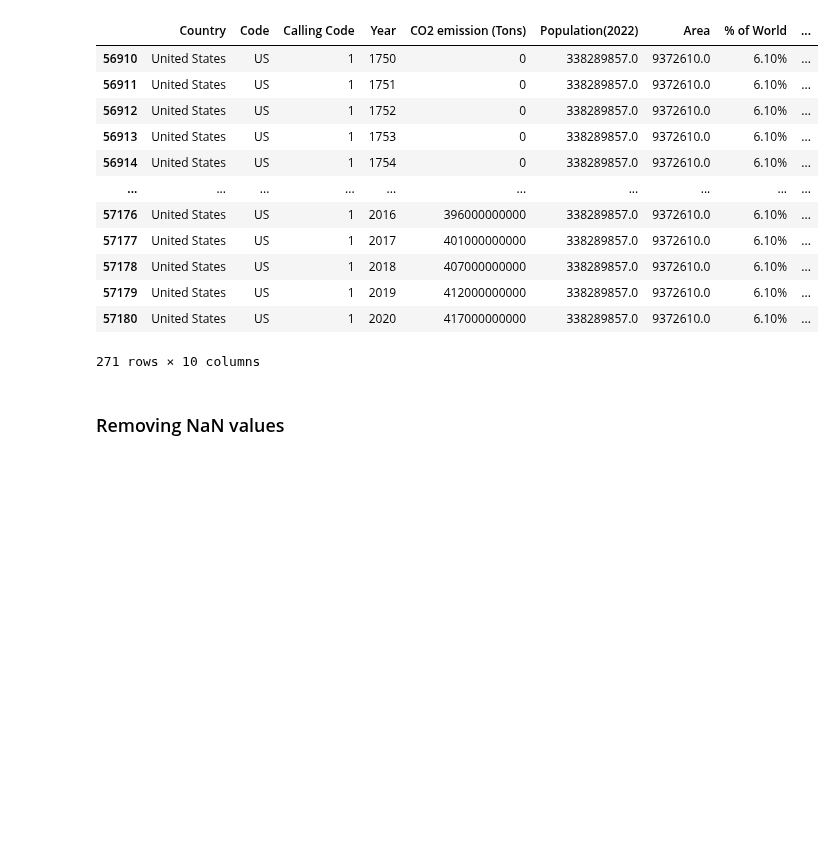
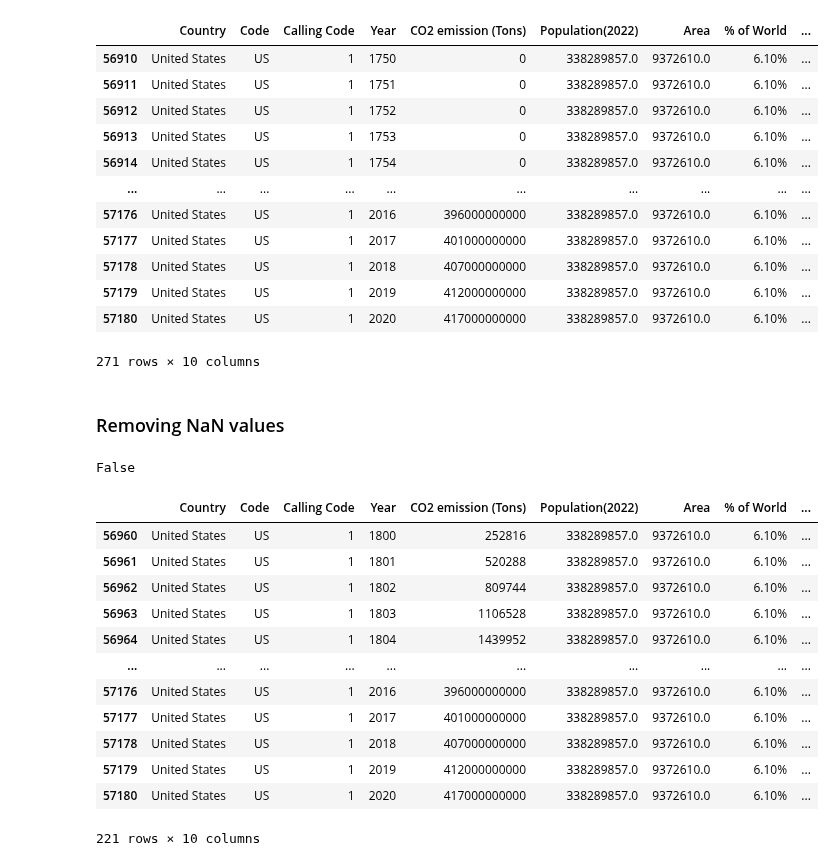
Before and after one commit to DanielBrechner/World-CO2-Emissions-Analysis, a Jupyter notebook: app.ipynb, the cells around one changed output. Cells and saved outputs as stored; diff of their text form; code cells hidden in the pictures; blank space fills up the shorter version.

```diff
--- a/app.ipynb
+++ b/app.ipynb
@@ -349,3 +349,24 @@ new_usa_df
 271 rows × 10 columns
 # %% [markdown]
 ### Removing NaN values
+# %%
+new_usa_df.dropna(inplace=True)
+new_usa_df.isnull().values.any()
+# %% [output]
+False
+# %%
+new_usa_df
+# %% [output]
+|  | Country | Code | Calling Code | Year | CO2 emission (Tons) | Population(2022) | Area | % of World | ... |
+| 56960 | United States | US | 1 | 1800 | 252816 | 338289857.0 | 9372610.0 | 6.10% | ... |
+| 56961 | United States | US | 1 | 1801 | 520288 | 338289857.0 | 9372610.0 | 6.10% | ... |
+| 56962 | United States | US | 1 | 1802 | 809744 | 338289857.0 | 9372610.0 | 6.10% | ... |
+| 56963 | United States | US | 1 | 1803 | 1106528 | 338289857.0 | 9372610.0 | 6.10% | ... |
+| 56964 | United States | US | 1 | 1804 | 1439952 | 338289857.0 | 9372610.0 | 6.10% | ... |
+| ... | ... | ... | ... | ... | ... | ... | ... | ... | ... |
+| 57176 | United States | US | 1 | 2016 | 396000000000 | 338289857.0 | 9372610.0 | 6.10% | ... |
+| 57177 | United States | US | 1 | 2017 | 401000000000 | 338289857.0 | 9372610.0 | 6.10% | ... |
+| 57178 | United States | US | 1 | 2018 | 407000000000 | 338289857.0 | 9372610.0 | 6.10% | ... |
+| 57179 | United States | US | 1 | 2019 | 412000000000 | 338289857.0 | 9372610.0 | 6.10% | ... |
+| 57180 | United States | US | 1 | 2020 | 417000000000 | 338289857.0 | 9372610.0 | 6.10% | ... |
+221 rows × 10 columns
```
Also changed, not shown: parts of 4 cells of this notebook.
